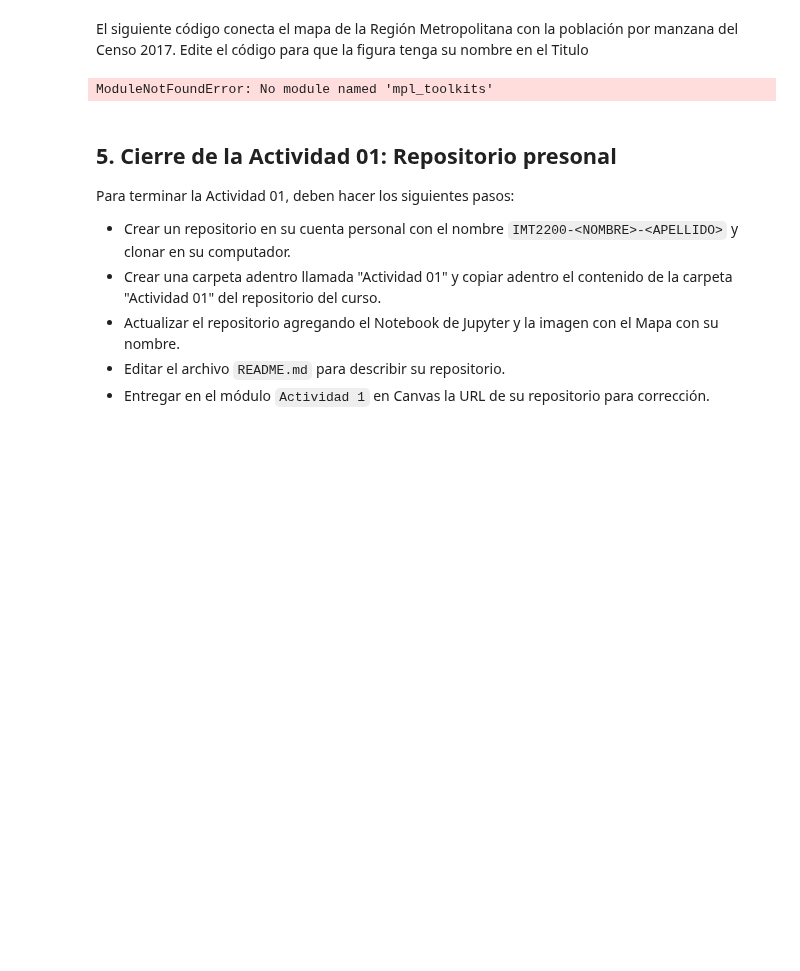
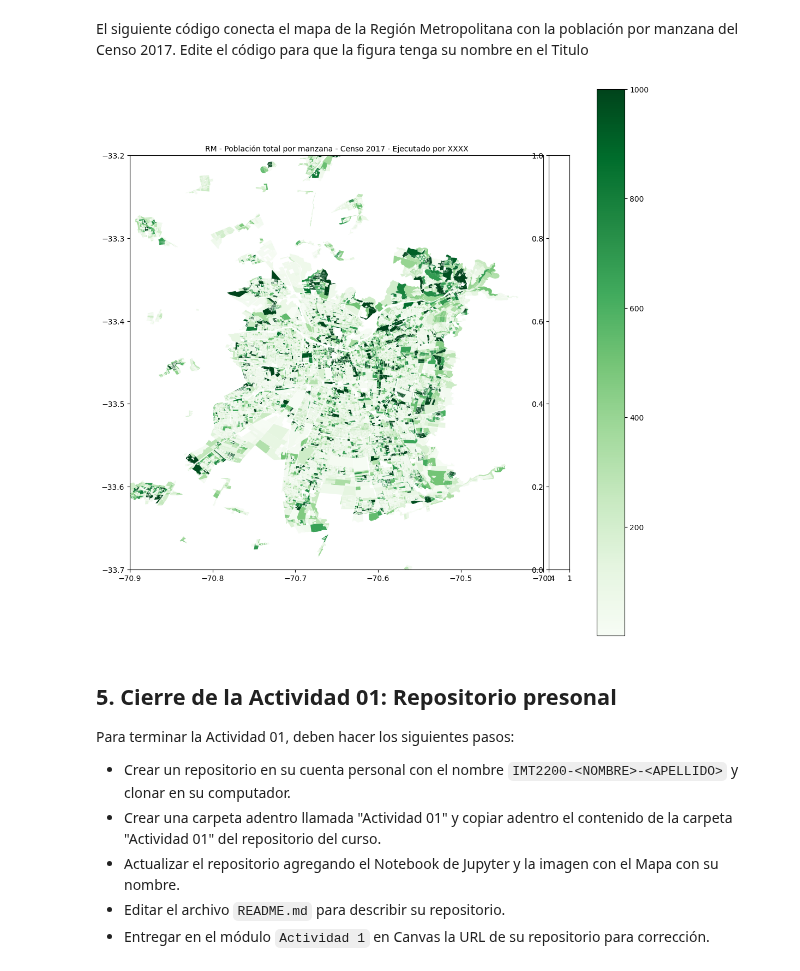
Before and after one commit to danelisd/IMT2200-DAN-SALGADO, a Jupyter notebook: Actividad 01/IMT2200 - Actividad 01.ipynb, the cells around one changed output. Saved outputs shown, nothing was run; the diff lists cells and outputs as text; code cells hidden in the pictures; blank space fills up the shorter version.

```diff
--- a/Actividad 01/IMT2200 - Actividad 01.ipynb
+++ b/Actividad 01/IMT2200 - Actividad 01.ipynb
@@ -93,35 +144,35 @@ El siguiente código conecta el mapa de la Región Metropolitana con la poblaci
 from mpl_toolkits.axes_grid1 import make_axes_locatable
 import matplotlib.colors as colors
 
 #Crear figura y ejes
 fig=plt.figure(figsize=(13,13))
 ax=fig.add_subplot(111)
 divider = make_axes_locatable(ax)
 cax = divider.append_axes("right", size="5%", pad=0.1)
 
 # cantidad de personas por manzana
 Z=manz['TOTAL_PERS']
-manz.plot(ax=ax, column='TOTAL_PERS', cmap='Reds', legend=True, vmin=0, vmax=1000)
+manz.plot(ax=ax, column='TOTAL_PERS', cmap='Greens', legend=True, vmin=1, vmax=1000)
 
 com_projected = com.to_crs(epsg=3857)
 com_projected.boundary.plot(ax=ax, lw=0.2, color='k')
 
 xlim=[-70.9,-70.4]
 ylim=[-33.7,-33.2]
 for x, y, label in zip(com_projected.geometry.centroid.x, com_projected.geometry.centroid.y, com_projected.NOM_COMUNA):
     if xlim[0]<x<xlim[1] and ylim[0]<y<ylim[1]:
         ax.text(x, y, label, fontsize = 10)
 
 ax.set_xlim(xlim)
 ax.set_ylim(ylim);
 
 ## Reemplace 'XXX' por su apellido
 ax.set_title('RM - Población total por manzana - Censo 2017 - Ejecutado por XXXX',fontsize=10)
 
 ## Reemplace 'XXX' por su apellido en el nombre del archivo de salida
 fig.savefig('PoblacionRM_C2017_SALGADO.jpg')
 # %% [output]
-ModuleNotFoundError: No module named 'mpl_toolkits'
+[figure, added]
 # %% [markdown]
 ## 5. Cierre de la Actividad 01: Repositorio presonal
 
```
Also changed, not shown: parts of 8 cells of this notebook, 1 other file.
